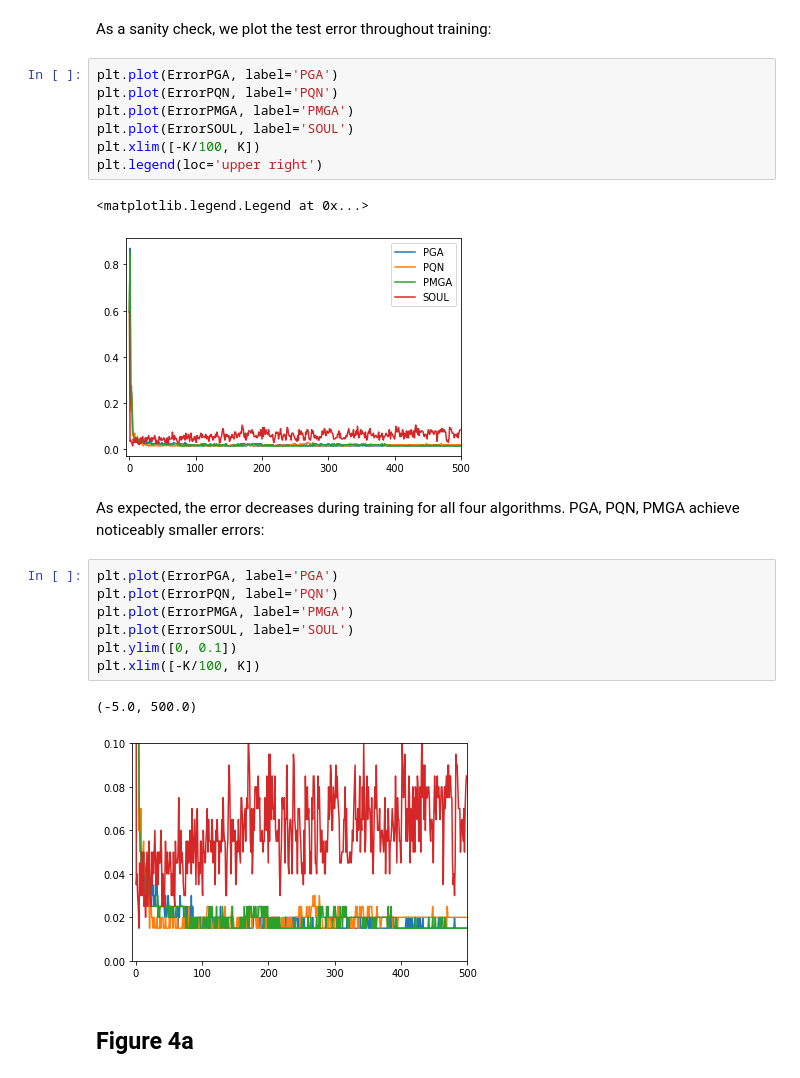
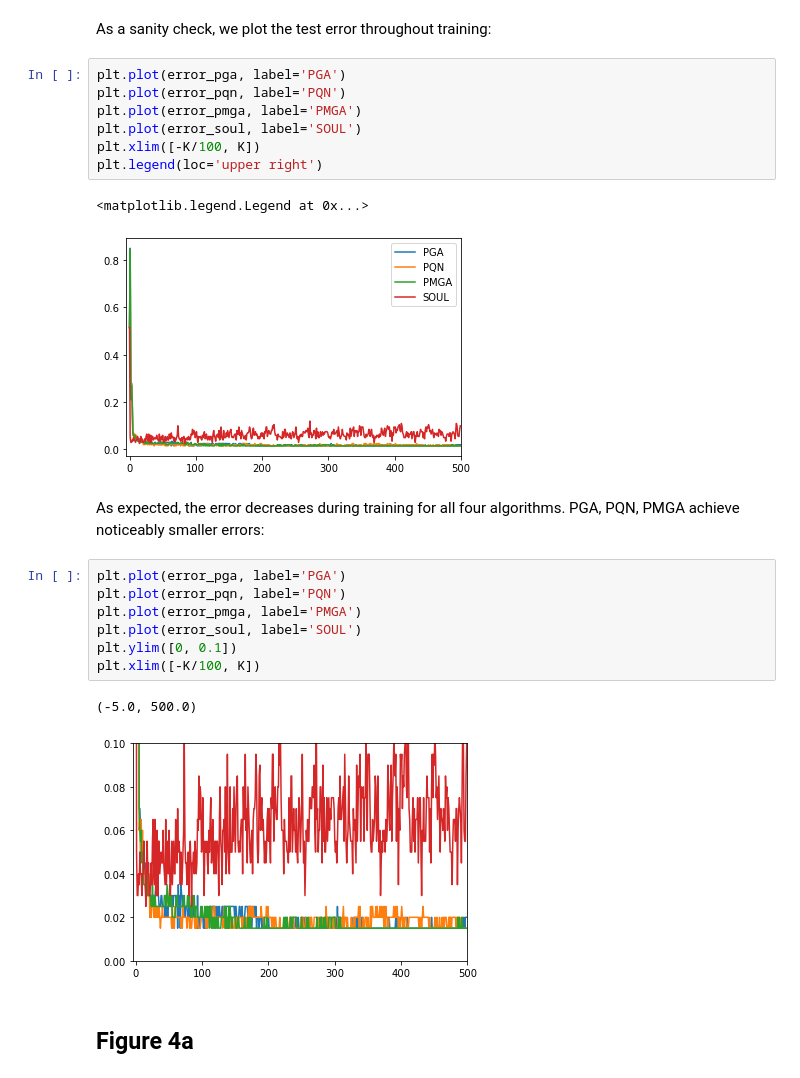
Before and after one commit to juankuntz/ParEM, a Jupyter notebook: Bayesian_Neural_Network.ipynb, the cells around one changed output. Cells and saved outputs as stored; diff of their text form.

```diff
--- a/Bayesian_Neural_Network.ipynb
+++ b/Bayesian_Neural_Network.ipynb
@@ -387,27 +380,27 @@ aSOUL, bSOUL, wSOUL, vSOUL, LPPDSOUL, ErrorSOUL = SOUL(ltrain, itrain, ltest,
 # %% [markdown]
 As a sanity check, we plot the test error throughout training:
 # %%
-plt.plot(ErrorPGA, label='PGA')
-plt.plot(ErrorPQN, label='PQN')
-plt.plot(ErrorPMGA, label='PMGA')
-plt.plot(ErrorSOUL, label='SOUL')
+plt.plot(error_pga, label='PGA')
+plt.plot(error_pqn, label='PQN')
+plt.plot(error_pmga, label='PMGA')
+plt.plot(error_soul, label='SOUL')
 plt.xlim([-K/100, K])
 plt.legend(loc='upper right')
 # %% [output]
 <matplotlib.legend.Legend at 0x...>
-[figure, old version]
+[figure, new version]
 # %% [markdown]
 As expected, the error decreases during training for all four algorithms. PGA, PQN, PMGA achieve noticeably smaller errors:
 # %%
-plt.plot(ErrorPGA, label='PGA')
-plt.plot(ErrorPQN, label='PQN')
-plt.plot(ErrorPMGA, label='PMGA')
-plt.plot(ErrorSOUL, label='SOUL')
+plt.plot(error_pga, label='PGA')
+plt.plot(error_pqn, label='PQN')
+plt.plot(error_pmga, label='PMGA')
+plt.plot(error_soul, label='SOUL')
 plt.ylim([0, 0.1])
 plt.xlim([-K/100, K])
 # %% [output]
 (-5.0, 500.0)
-[figure, old version]
+[figure, new version]
 # %% [markdown]
 ## Figure 4a
 # %% [markdown]
```
Also changed, not shown: parts of 12 cells of this notebook, 2 other files.
